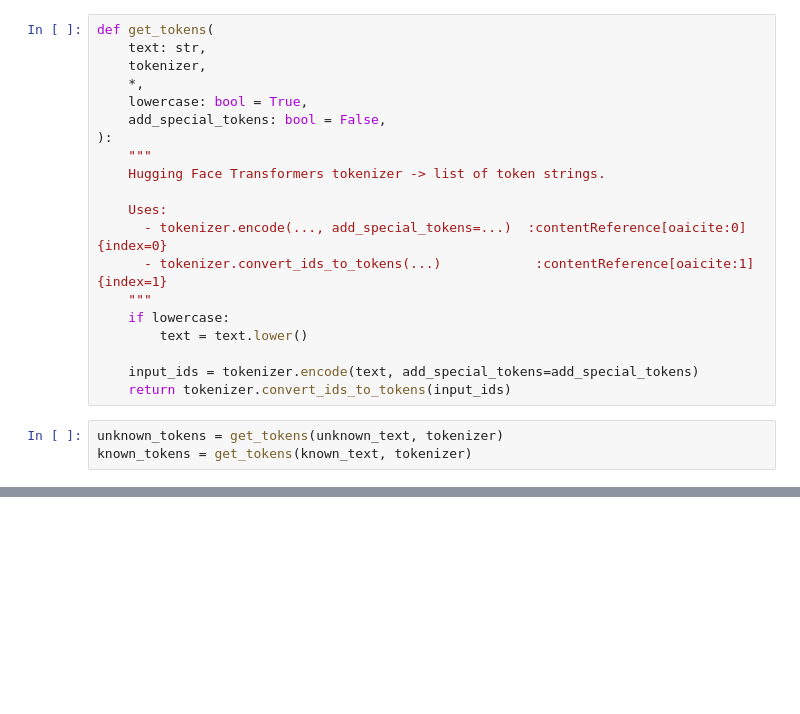
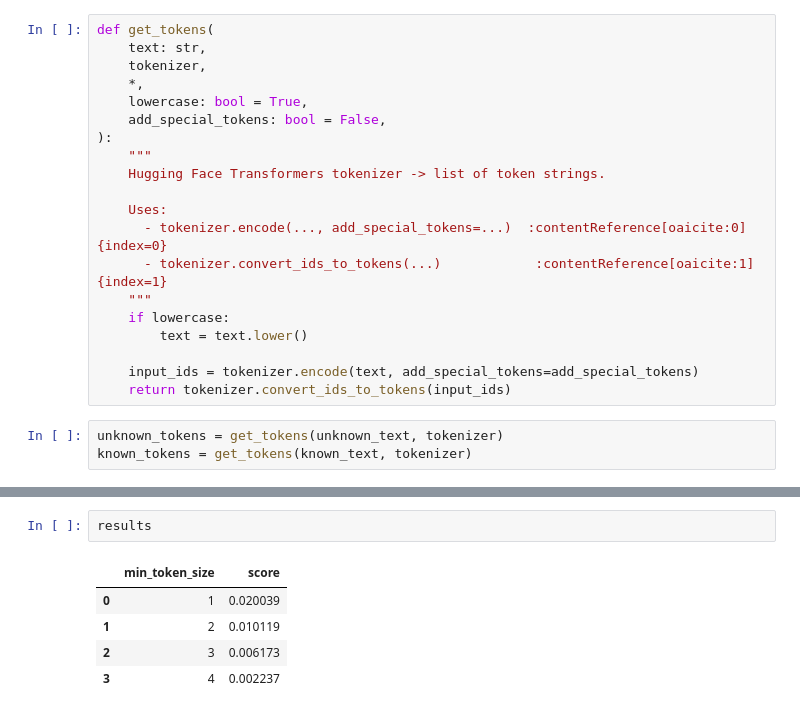
Before and after one commit to BenJCross1995/n-gram-av-methods, a Jupyter notebook: notebooks/baselines/Weighted N-Gram Tracing.ipynb, the cells around one changed output, grey strips where cells are left out. Saved outputs shown, nothing was run; the diff lists cells and outputs as text; blank space fills up the shorter version.

```diff
--- a/notebooks/baselines/Weighted N-Gram Tracing.ipynb
+++ b/notebooks/baselines/Weighted N-Gram Tracing.ipynb
@@ -148,0 +519,8 @@ weighted_max_common_score(unknown_tokens, known_tokens, common)
+# %%
+results
+# %% [output]
+|  | min_token_size | score |
+| 0 | 1 | 0.020039 |
+| 1 | 2 | 0.010119 |
+| 2 | 3 | 0.006173 |
+| 3 | 4 | 0.002237 |
```
Also changed, not shown: parts of 13 cells of this notebook, 18 other files.
